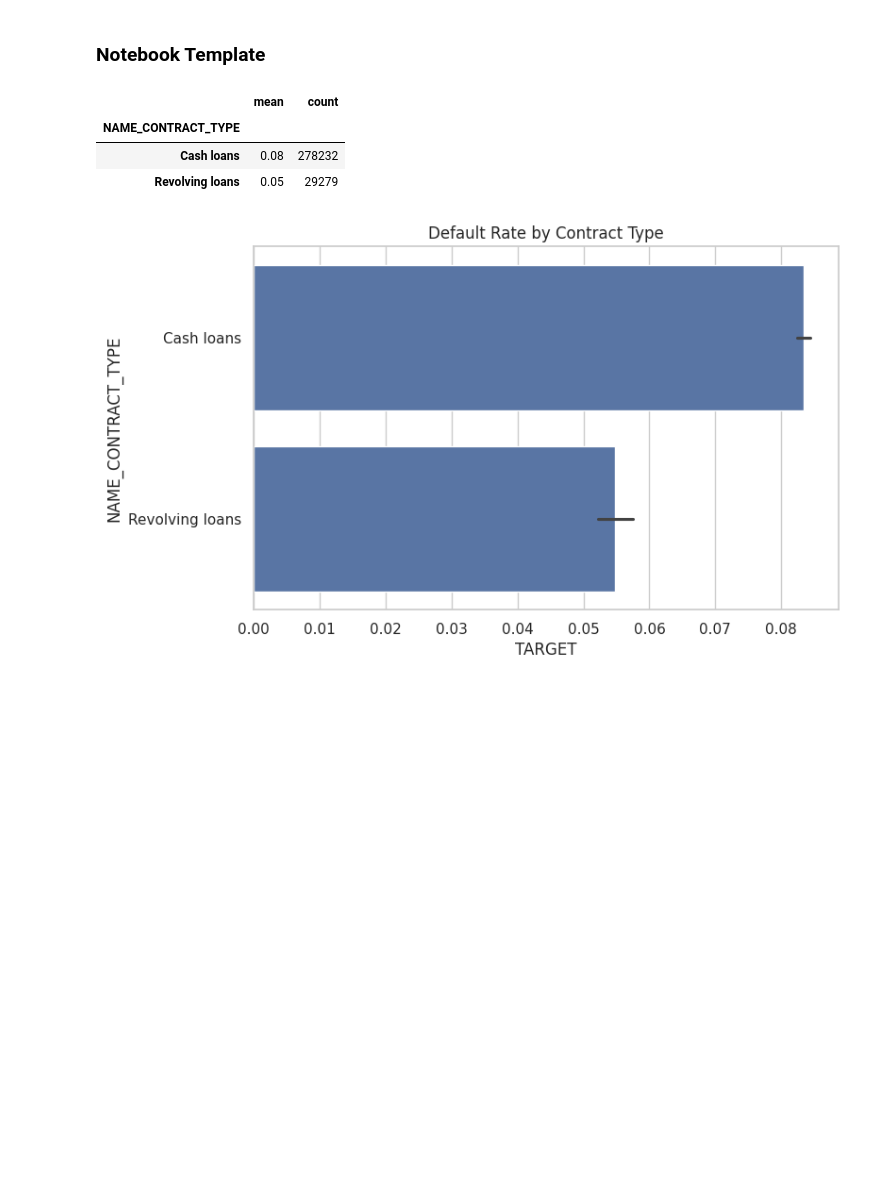
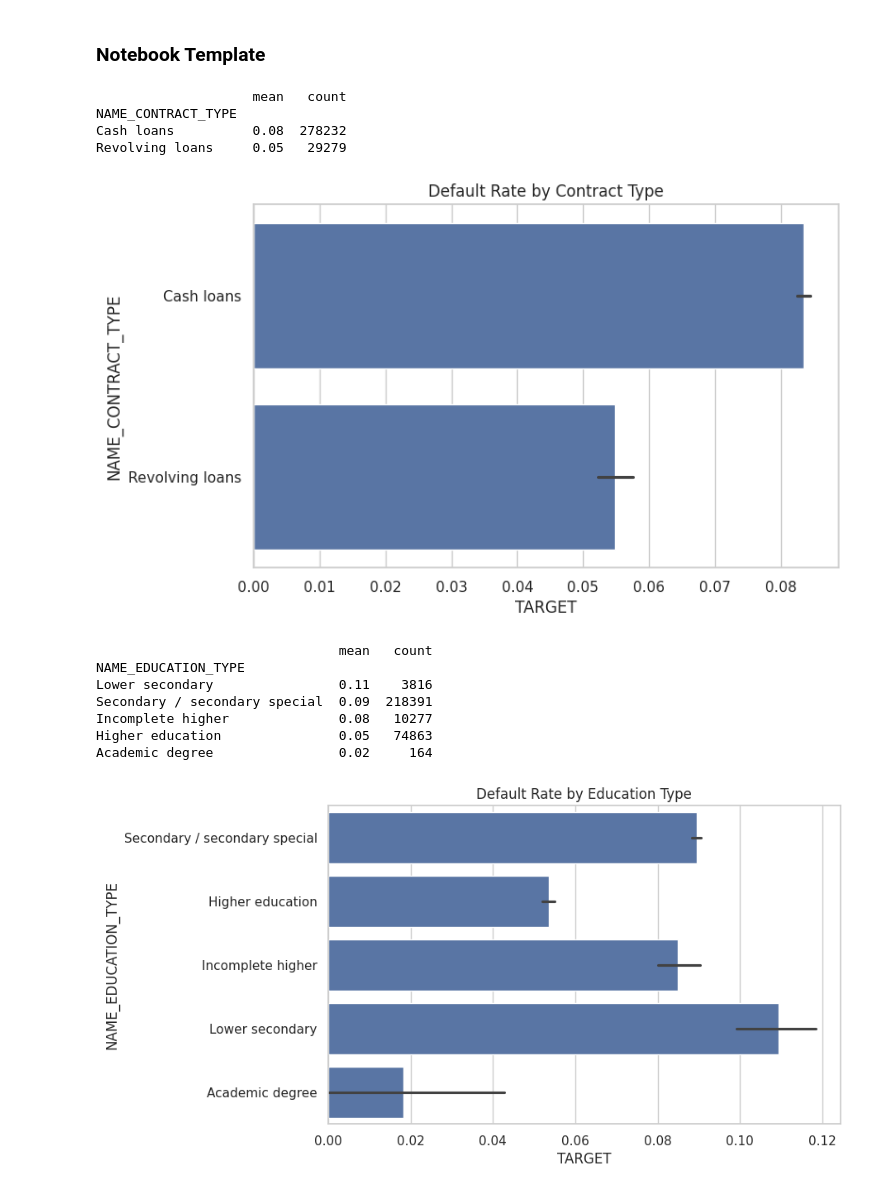
Before and after one commit to ookapratama/ML-Experiments, a Jupyter notebook: home_credit_default_risk/notebooks/eda.ipynb, the cells around one changed output. Saved outputs shown, nothing was run; the diff lists cells and outputs as text; code cells hidden in the pictures; blank space fills up the shorter version.

```diff
--- a/home_credit_default_risk/notebooks/eda.ipynb
+++ b/home_credit_default_risk/notebooks/eda.ipynb
@@ -508,14 +508,9 @@ def cat_default_rate(df, col):
     tmp = df.groupby(col)['TARGET'].agg(['mean', 'count']) \
         .sort_values('mean', ascending=False)
     return tmp
-
-cat_default_rate(data, 'NAME_CONTRACT_TYPE')
-# %% [output]
-|  | mean | count |
-| NAME_CONTRACT_TYPE |  |  |
-| Cash loans | 0.08 | 278232 |
-| Revolving loans | 0.05 | 29279 |
 # %%
+print(cat_default_rate(data, 'NAME_CONTRACT_TYPE'))
+
 sns.barplot(
     x='TARGET',
     y='NAME_CONTRACT_TYPE',
@@ -524,4 +519,27 @@ sns.barplot(
 plt.title('Default Rate by Contract Type')
 plt.show()
 # %% [output]
+                    mean   count
+NAME_CONTRACT_TYPE
+Cash loans          0.08  278232
+Revolving loans     0.05   29279
 [figure]
+# %%
+print(cat_default_rate(data, 'NAME_EDUCATION_TYPE'))
+
+sns.barplot(
+    x='TARGET',
+    y='NAME_EDUCATION_TYPE',
+    data=data
+)
+plt.title('Default Rate by Education Type')
+plt.show()
+# %% [output]
+                               mean   count
+NAME_EDUCATION_TYPE
+Lower secondary                0.11    3816
+Secondary / secondary special  0.09  218391
+Incomplete higher              0.08   10277
+Higher education               0.05   74863
+Academic degree                0.02     164
+[figure, added]
```
Also changed, not shown: parts of 5 cells of this notebook.
